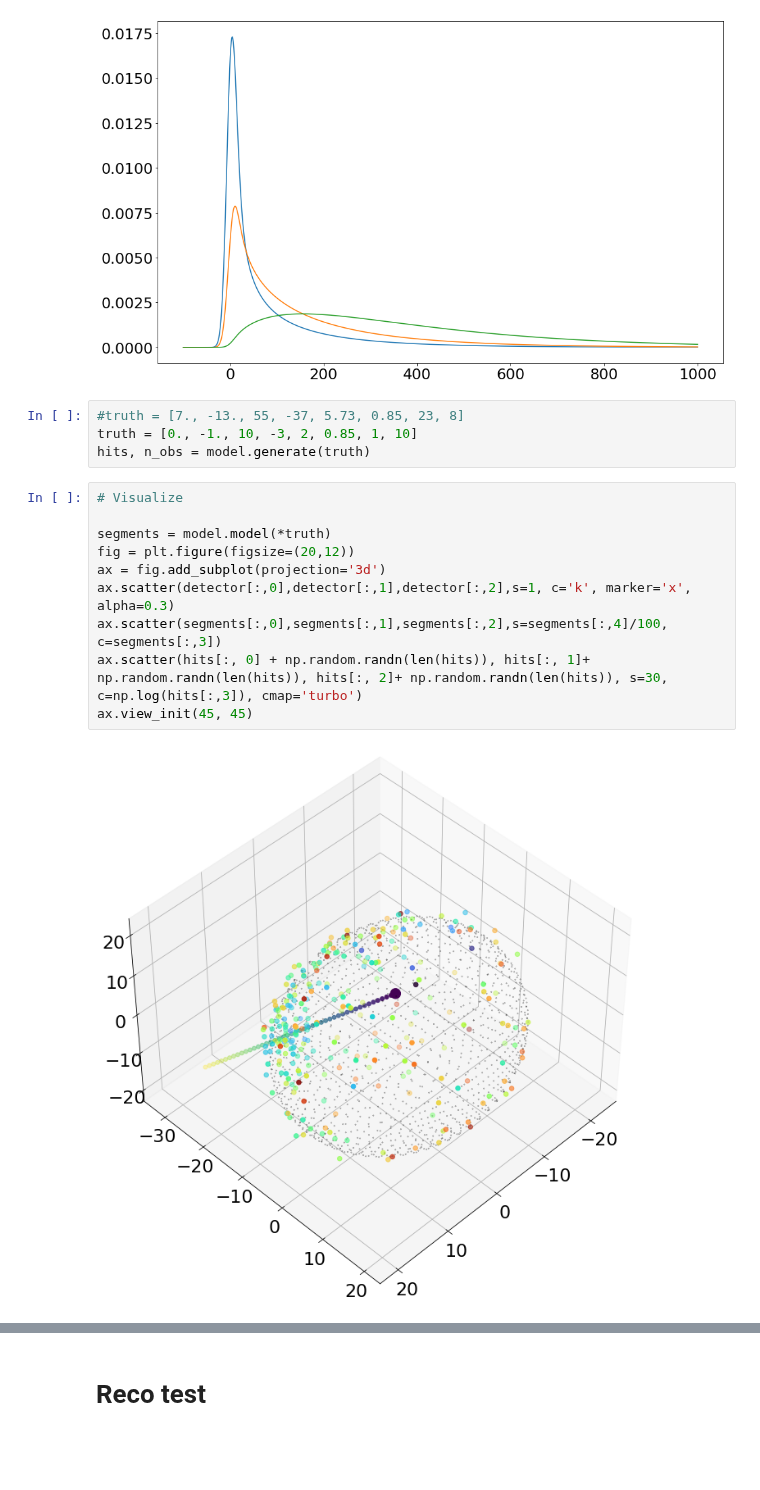
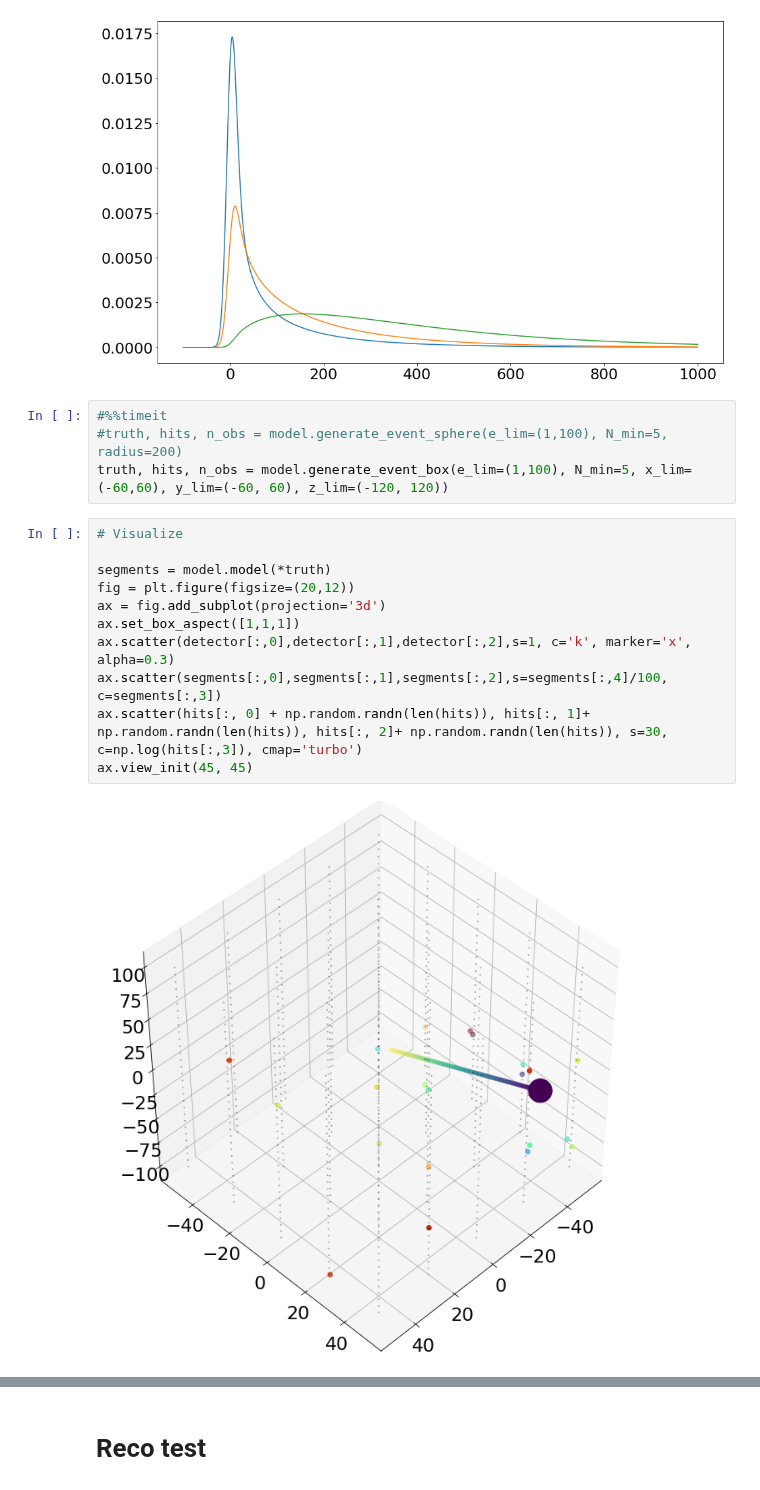
Before and after one commit to philippeller/freeDOM, a Jupyter notebook: freedom/toy_model/toy_exp_philipp.ipynb, the cells around one changed output, grey strips where cells are left out. Drawn from its saved outputs; the diff is of its cells as text; blank space fills up the shorter version.

```diff
--- a/freedom/toy_model/toy_exp_philipp.ipynb
+++ b/freedom/toy_model/toy_exp_philipp.ipynb
@@ -46,21 +45,22 @@ plt.plot(ts, model.pandel.pdf(ts, d=50))
 # %% [output]
 [<matplotlib.lines.Line2D at 0x...>]
 [figure]
-# %%
-#truth = [7., -13., 55, -37, 5.73, 0.85, 23, 8]
-truth = [0., -1., 10, -3, 2, 0.85, 1, 10]
-hits, n_obs = model.generate(truth)
+# %%
+#%%timeit
+#truth, hits, n_obs = model.generate_event_sphere(e_lim=(1,100), N_min=5, radius=200)
+truth, hits, n_obs = model.generate_event_box(e_lim=(1,100), N_min=5, x_lim=(-60,60), y_lim=(-60, 60), z_lim=(-120, 120))
 # %%
 # Visualize
 
 segments = model.model(*truth)
 fig = plt.figure(figsize=(20,12))
 ax = fig.add_subplot(projection='3d')
+ax.set_box_aspect([1,1,1])
 ax.scatter(detector[:,0],detector[:,1],detector[:,2],s=1, c='k', marker='x', alpha=0.3)
 ax.scatter(segments[:,0],segments[:,1],segments[:,2],s=segments[:,4]/100, c=segments[:,3])
 ax.scatter(hits[:, 0] + np.random.randn(len(hits)), hits[:, 1]+ np.random.randn(len(hits)), hits[:, 2]+ np.random.randn(len(hits)), s=30, c=np.log(hits[:,3]), cmap='turbo')
 ax.view_init(45, 45)
 # %% [output]
-[figure, old version]
+[figure, new version]
 # %%
 %%time
```
Also changed, not shown: parts of 19 cells of this notebook, 3 other files.
